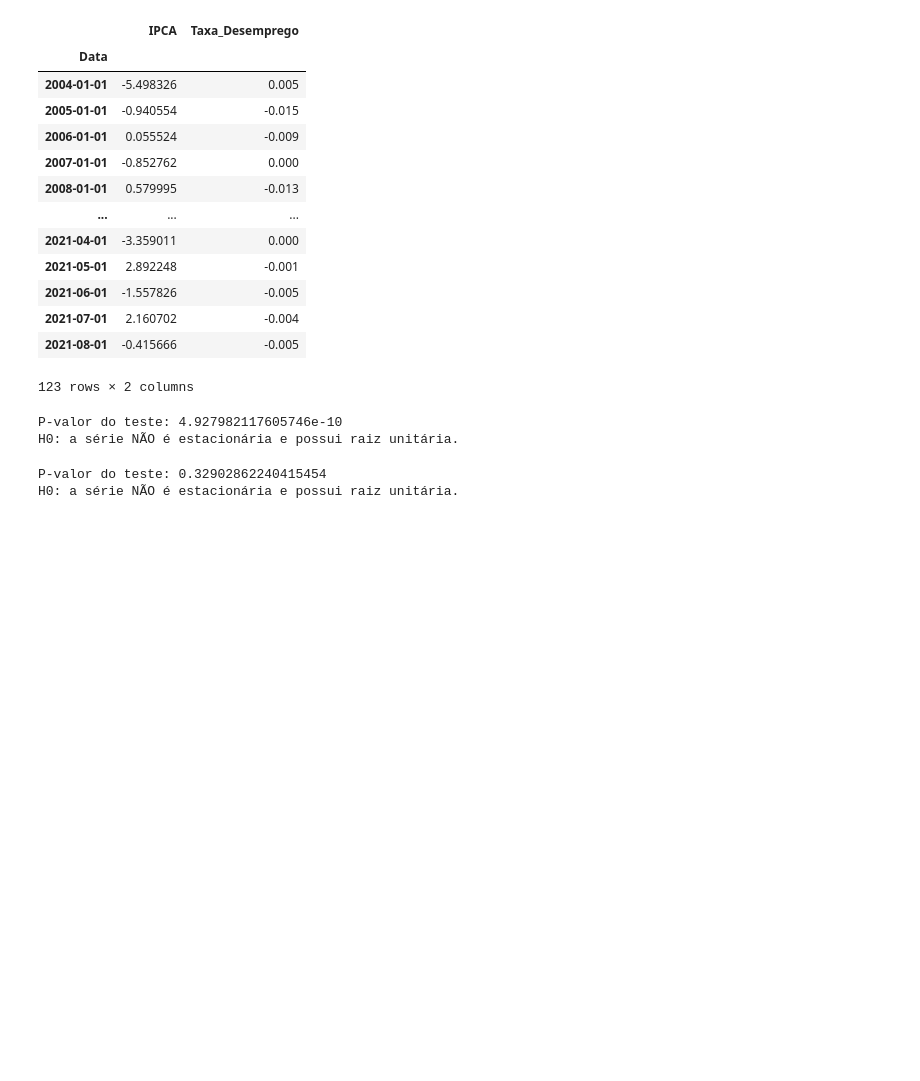
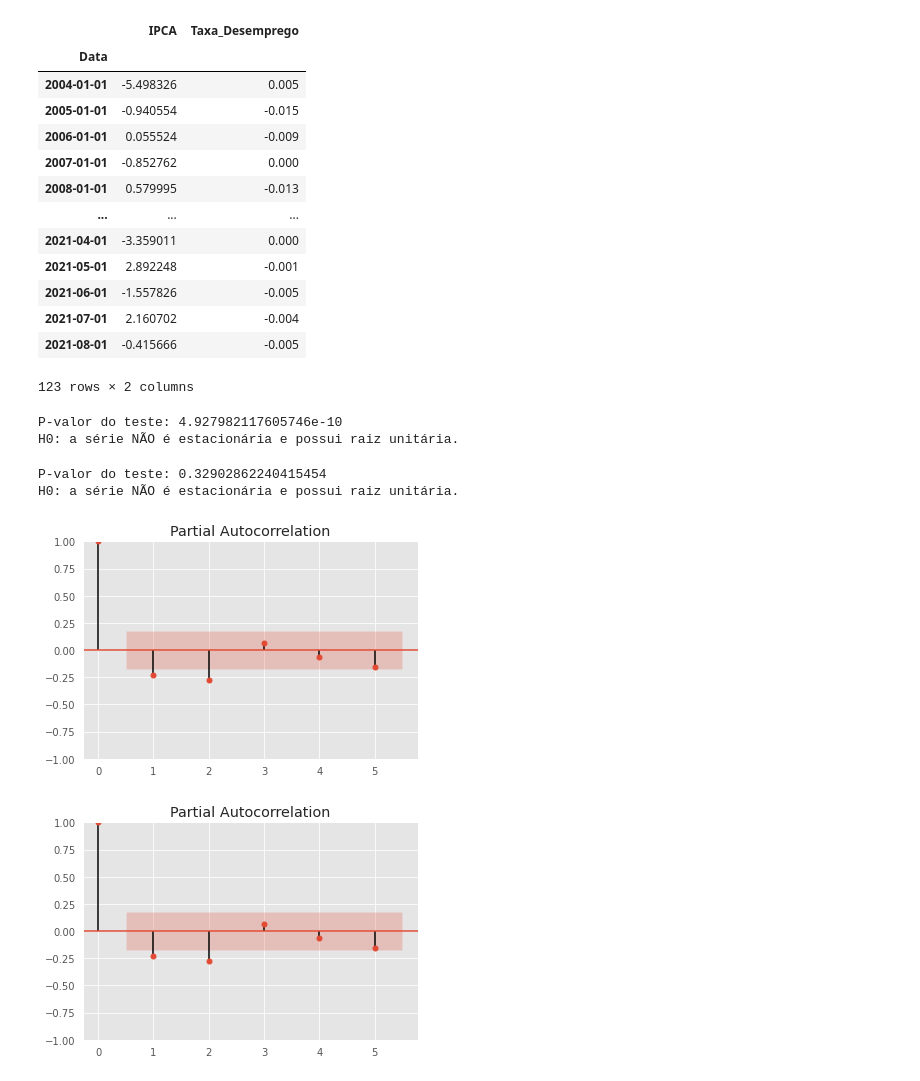
Before and after one commit to Pugianf/Big_Data_and_Public_Sector_III-Economic_Development, a Jupyter notebook: Trablaho_Final_Big_Data_e_Setor_Público_III.ipynb, the cells around one changed output. Saved outputs shown, nothing was run; the diff lists cells and outputs as text; code cells hidden in the pictures; blank space fills up the shorter version.

```diff
--- a/Trablaho_Final_Big_Data_e_Setor_Público_III.ipynb
+++ b/Trablaho_Final_Big_Data_e_Setor_Público_III.ipynb
@@ -426,3 +428,10 @@ print("H0: a série NÃO é estacionária e possui raiz unitária.")
 # %% [output]
 P-valor do teste: 0.32902862240415454
 H0: a série NÃO é estacionária e possui raiz unitária.
+# %%
+# autocorrelação parcial
+
+plot_pacf(dfDados_diff['IPCA'], lags=5)
+# %% [output]
+[figure, added]
+[figure, added]
```
Also changed, not shown: parts of 2 cells of this notebook.
